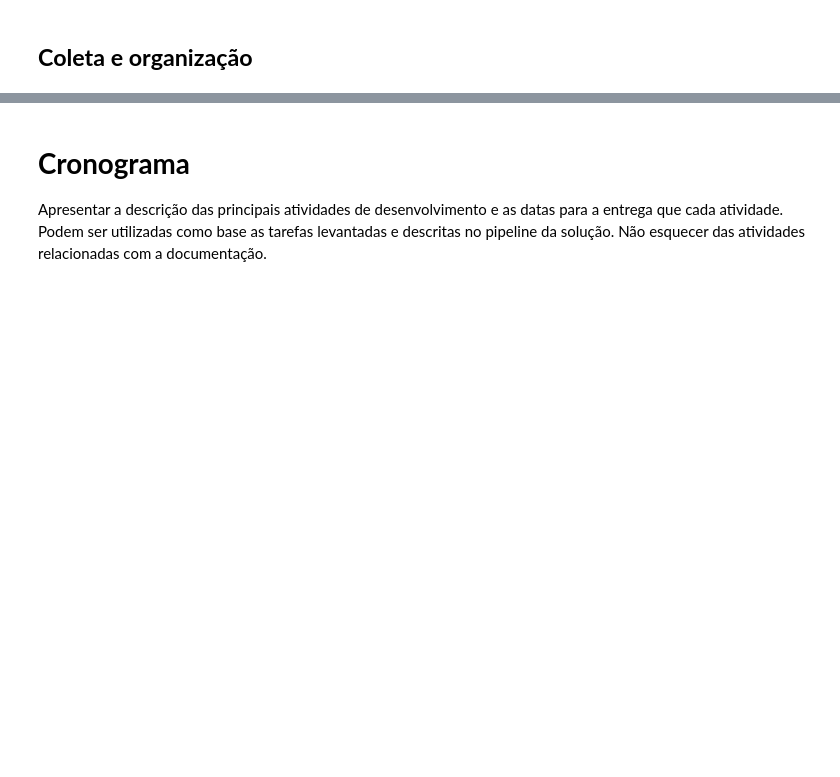
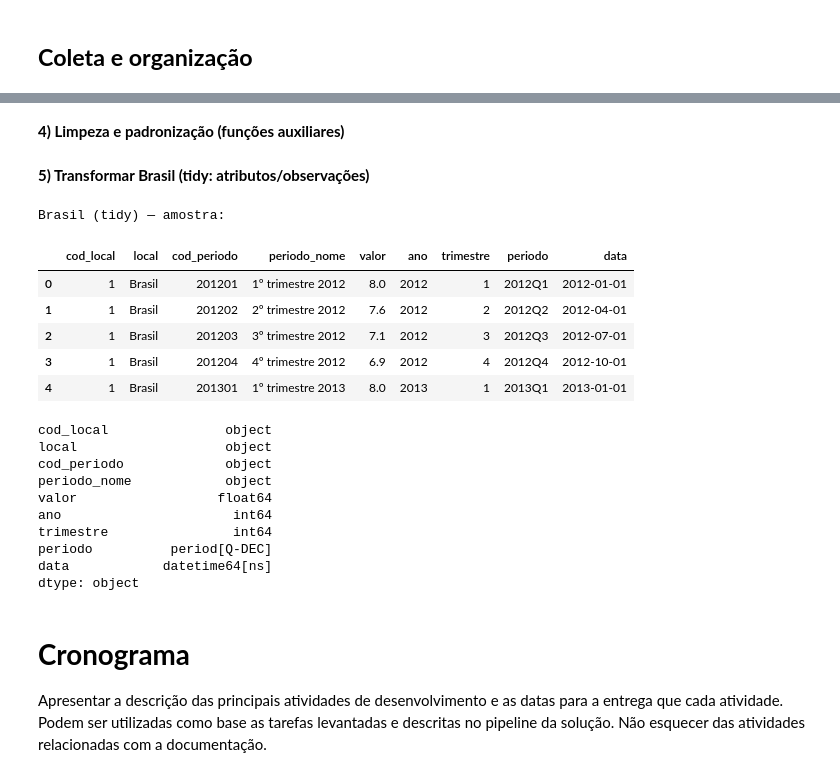
Before and after one commit to lattarian/projeto_aplicado_iv, a Jupyter notebook: projeto/cd_projeto_aplicado_iv_entrega_2.ipynb, the cells around one changed output, grey strips where cells are left out. Cells and saved outputs as stored; diff of their text form; code cells hidden in the pictures; blank space fills up the shorter version.

```diff
--- a/projeto/cd_projeto_aplicado_iv_entrega_2.ipynb
+++ b/projeto/cd_projeto_aplicado_iv_entrega_2.ipynb
@@ -43,0 +161,2 @@ A escolha da taxa de desocupação justifica-se por sua centralidade na dinâmic
+# %% [markdown]
+**4) Limpeza e padronização (funções auxiliares)**
@@ -44,3 +207,67 @@ A escolha da taxa de desocupação justifica-se por sua centralidade na dinâmic
+# %% [markdown]
+**5) Transformar Brasil (tidy: atributos/observações)**
+# %%
+# Manter apenas as colunas relevantes
+cols_keep = ["D1C", "D1N", "D3C", "D3N", "V"]
+df_brasil = df_brasil_raw.loc[:, [c for c in cols_keep if c in df_brasil_raw.columns]].copy()
+
+
+
+# 1) Remover a linha de cabeçalho do SIDRA (onde V == "Valor")
+if "V" in df_brasil.columns:
+    df_brasil = df_brasil[df_brasil["V"] != "Valor"].copy()
+
+# 2) Renomear para padrão
+df_brasil = df_brasil.rename(columns={
+    "D1C": "cod_local",
+    "D1N": "local",
+    "D3C": "cod_periodo",
+    "D3N": "periodo_nome",
+    "V":   "valor"
+})
+
+# 3) Converter 'valor' para float (coerção segura)
+df_brasil["valor"] = (
+    df_brasil["valor"]
+    .astype(str).str.strip().str.replace(",", ".", regex=False)
+)
+df_brasil["valor"] = pd.to_numeric(df_brasil["valor"], errors="coerce")
+
+# 4) Extrair ano, trimestre, Period e data
+parsed = df_brasil["cod_periodo"].apply(parse_periodo_from_cod)
+df_brasil["ano"] = parsed.apply(lambda x: x[0])
+df_brasil["trimestre"] = parsed.apply(lambda x: x[1])
+df_brasil["periodo"] = parsed.apply(lambda x: x[2])
+df_brasil["data"] = parsed.apply(lambda x: x[3])
+
+# 5) Ordenar e tipar
+df_brasil = (
+    df_brasil.dropna(subset=["periodo"])
+             .sort_values(["ano", "trimestre"])
+             .reset_index(drop=True)
+)
+
+print("Brasil (tidy) — amostra:")
+display(df_brasil.head())
+print(df_brasil.dtypes)
+# %% [output]
+Brasil (tidy) — amostra:
+|  | cod_local | local | cod_periodo | periodo_nome | valor | ano | trimestre | periodo | data |
+| 0 | 1 | Brasil | 201201 | 1º trimestre 2012 | 8.0 | 2012 | 1 | 2012Q1 | 2012-01-01 |
+| 1 | 1 | Brasil | 201202 | 2º trimestre 2012 | 7.6 | 2012 | 2 | 2012Q2 | 2012-04-01 |
+| 2 | 1 | Brasil | 201203 | 3º trimestre 2012 | 7.1 | 2012 | 3 | 2012Q3 | 2012-07-01 |
+| 3 | 1 | Brasil | 201204 | 4º trimestre 2012 | 6.9 | 2012 | 4 | 2012Q4 | 2012-10-01 |
+| 4 | 1 | Brasil | 201301 | 1º trimestre 2013 | 8.0 | 2013 | 1 | 2013Q1 | 2013-01-01 |
+cod_local               object
+local                   object
+cod_periodo             object
+periodo_nome            object
+valor                  float64
+ano                      int64
+trimestre                int64
+periodo          period[Q-DEC]
+data            datetime64[ns]
+dtype: object
 # %% [markdown]
 # **Cronograma**
 
```
Also changed, not shown: parts of 5 cells of this notebook.
